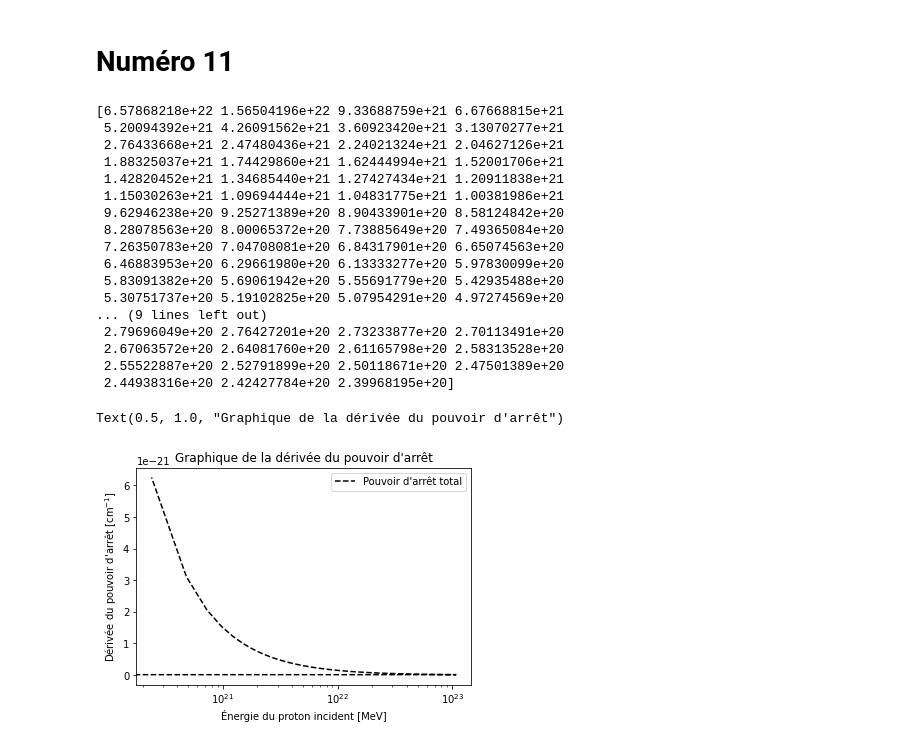
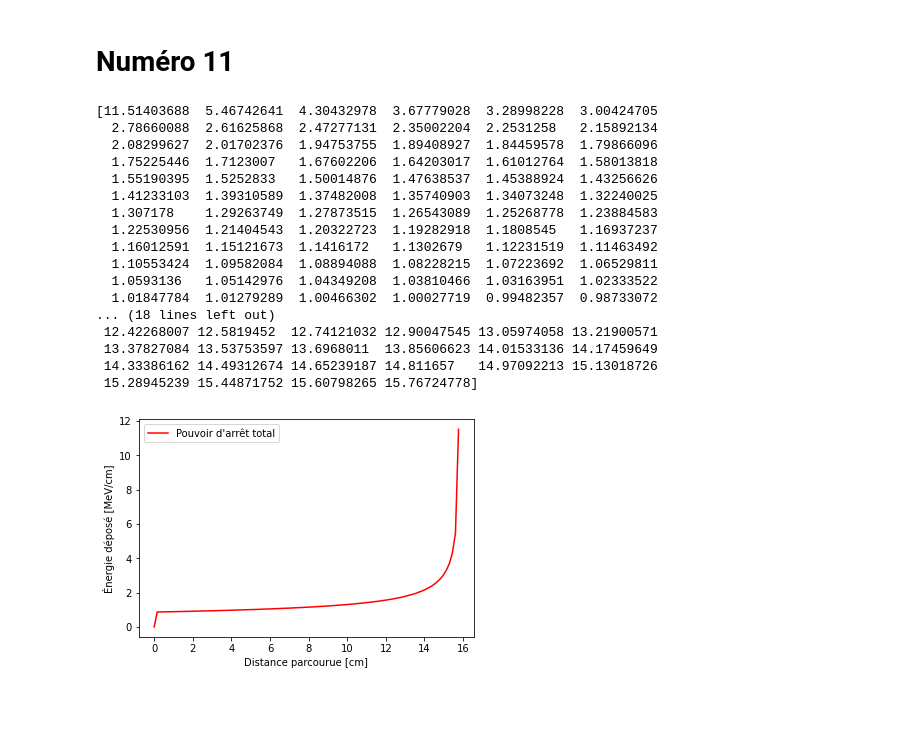
Before and after one commit to essheh/PHYZ_NUM, a Jupyter notebook: TP1_BOISSINNOT_GAUDREAULT_LESSARD.ipynb, the cells around one changed output. Drawn from its saved outputs; the diff is of its cells as text; code cells hidden in the pictures; blank space fills up the shorter version.

```diff
--- a/TP1_BOISSINNOT_GAUDREAULT_LESSARD.ipynb
+++ b/TP1_BOISSINNOT_GAUDREAULT_LESSARD.ipynb
@@ -626,51 +626,57 @@ Cela n'a rien d'étonnant, car selon notre code la trajectoire est entièrememnt
 # Numéro 11
 # %%
 def proton_transport(T_i, T_f, n_e, I, N):
-    T_step = np.linspace(T_f, T_i, N)
-    T_step_flip = np.flip(T_step)
+    T_step = np.linspace(T_f, T_i, N) #
     s = np.zeros(len(T_step)-1)
-    func = lambda z: 1/Scol(z, n_e, I)
-    x = np.zeros(len(T_step))
-    T_deposit = np.zeros(len(T_step))
+    profondeur = np.zeros(len(T_step))
+    func = lambda z: 1/Scol(n_e, z, I)
+    #Distance s parcourue à chacune des intégrales de T_step[i] à T_step[i+1]
     for i in range(len(T_step) - 1):
         s[i] =  simpson(func, a = T_step[i], b = T_step[i+1], N = 30000)
+
+    #Profondeur en fonction du total des distances s parcourues
     for i in range(len(T_step) - 1):
-        x[i+1] = np.sum(s[i+1:])
-    for i in range(len(T_step)-1):
-        T_deposit[i+1] = ((T_i-T_f)/len(T_step))/x[i+1]
-    return s, x, T_deposit
+        profondeur[i+1] = np.sum(s[:(i+1)])
 
-s, x, transport_eau = proton_transport(150, 0.1, eau_liq["n_e"], eau_liq["MEE"], 100)
+    T_deposit = T_i - T_step
+    profondeur_cst_step = np.linspace(0, max(profondeur), N)
+    T_deposit = np.interp(profondeur_cst_step, profondeur, T_deposit)
 
-print(s)
+    deltaT = np.zeros(len(T_deposit))
+    for i in range(len(T_deposit)-1):
+        deltaT[i] = T_deposit[i] - T_deposit[i+1]
+    return profondeur_cst_step, deltaT
+
+x, transport_eau = proton_transport(150, 0.1, eau_liq["n_e"], eau_liq["MEE"], 100)
+
+print(transport_eau)
+print(x)
 
 
 
-
-plt.plot(x, transport_eau,"k--", label="Pouvoir d'arrêt total")
-plt.xscale("log")
-plt.xlabel("Énergie du proton incident [MeV]")
-plt.ylabel("Dérivée du pouvoir d'arrêt [cm$^{-1}$]")
+plt.plot(np.flip(x), transport_eau,"r-", label="Pouvoir d'arrêt total")
+#plt.xscale("log")
+plt.xlabel("Distance parcourue [cm]")
+plt.ylabel("Énergie déposé [MeV/cm]")
 plt.legend()
-plt.title("Graphique de la dérivée du pouvoir d'arrêt")
-#plt.show()
+plt.title("")
+plt.show()
 # %% [output]
-[6.57868218e+22 1.56504196e+22 9.33688759e+21 6.67668815e+21
- 5.20094392e+21 4.26091562e+21 3.60923420e+21 3.13070277e+21
- 2.76433668e+21 2.47480436e+21 2.24021324e+21 2.04627126e+21
- 1.88325037e+21 1.74429860e+21 1.62444994e+21 1.52001706e+21
- 1.42820452e+21 1.34685440e+21 1.27427434e+21 1.20911838e+21
- 1.15030263e+21 1.09694444e+21 1.04831775e+21 1.00381986e+21
- 9.62946238e+20 9.25271389e+20 8.90433901e+20 8.58124842e+20
- 8.28078563e+20 8.00065372e+20 7.73885649e+20 7.49365084e+20
- 7.26350783e+20 7.04708081e+20 6.84317901e+20 6.65074563e+20
- 6.46883953e+20 6.29661980e+20 6.13333277e+20 5.97830099e+20
- 5.83091382e+20 5.69061942e+20 5.55691779e+20 5.42935488e+20
- 5.30751737e+20 5.19102825e+20 5.07954291e+20 4.97274569e+20
-... (9 lines left out)
- 2.79696049e+20 2.76427201e+20 2.73233877e+20 2.70113491e+20
- 2.67063572e+20 2.64081760e+20 2.61165798e+20 2.58313528e+20
- 2.55522887e+20 2.52791899e+20 2.50118671e+20 2.47501389e+20
- 2.44938316e+20 2.42427784e+20 2.39968195e+20]
+[11.51403688  5.46742641  4.30432978  3.67779028  3.28998228  3.00424705
+  2.78660088  2.61625868  2.47277131  2.35002204  2.2531258   2.15892134
+  2.08299627  2.01702376  1.94753755  1.89408927  1.84459578  1.79866096
+  1.75225446  1.7123007   1.67602206  1.64203017  1.61012764  1.58013818
+  1.55190395  1.5252833   1.50014876  1.47638537  1.45388924  1.43256626
+  1.41233103  1.39310589  1.37482008  1.35740903  1.34073248  1.32240025
+  1.307178    1.29263749  1.27873515  1.26543089  1.25268778  1.23884583
+  1.22530956  1.21404543  1.20322723  1.19282918  1.1808545   1.16937237
+  1.16012591  1.15121673  1.1416172   1.1302679   1.12231519  1.11463492
+  1.10553424  1.09582084  1.08894088  1.08228215  1.07223692  1.06529811
+  1.0593136   1.05142976  1.04349208  1.03810466  1.03163951  1.02333522
+  1.01847784  1.01279289  1.00466302  1.00027719  0.99482357  0.98733072
+... (18 lines left out)
+ 12.42268007 12.5819452  12.74121032 12.90047545 13.05974058 13.21900571
+ 13.37827084 13.53753597 13.6968011  13.85606623 14.01533136 14.17459649
+ 14.33386162 14.49312674 14.65239187 14.811657   14.97092213 15.13018726
+ 15.28945239 15.44871752 15.60798265 15.76724778]
-Text(0.5, 1.0, "Graphique de la dérivée du pouvoir d'arrêt")
-[figure, old version]
+[figure, new version]
```
Also changed, not shown: parts of 1 cell of this notebook.
